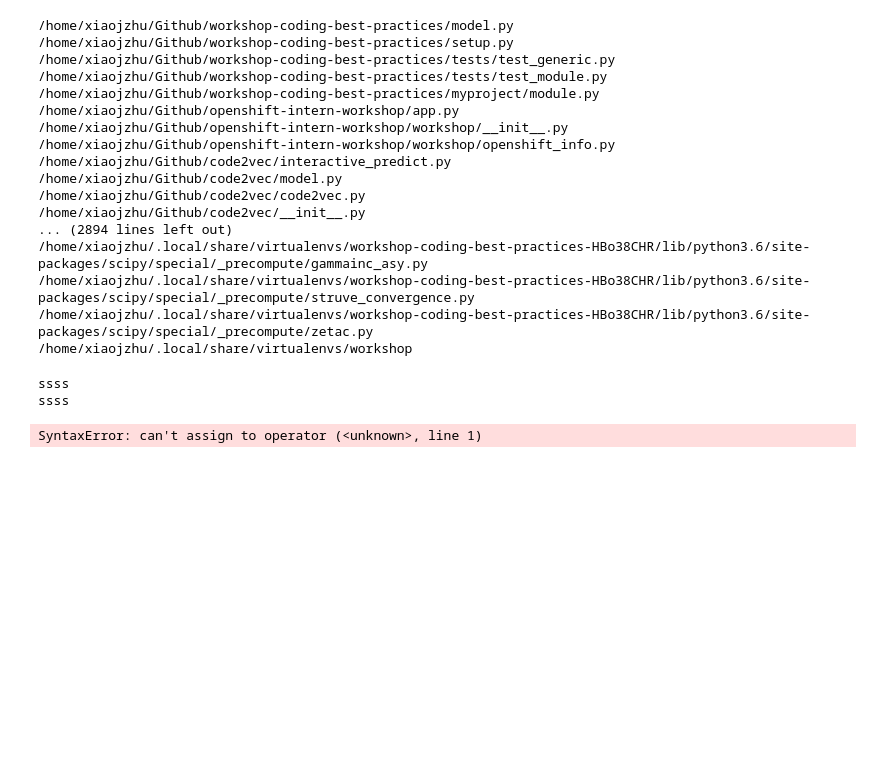
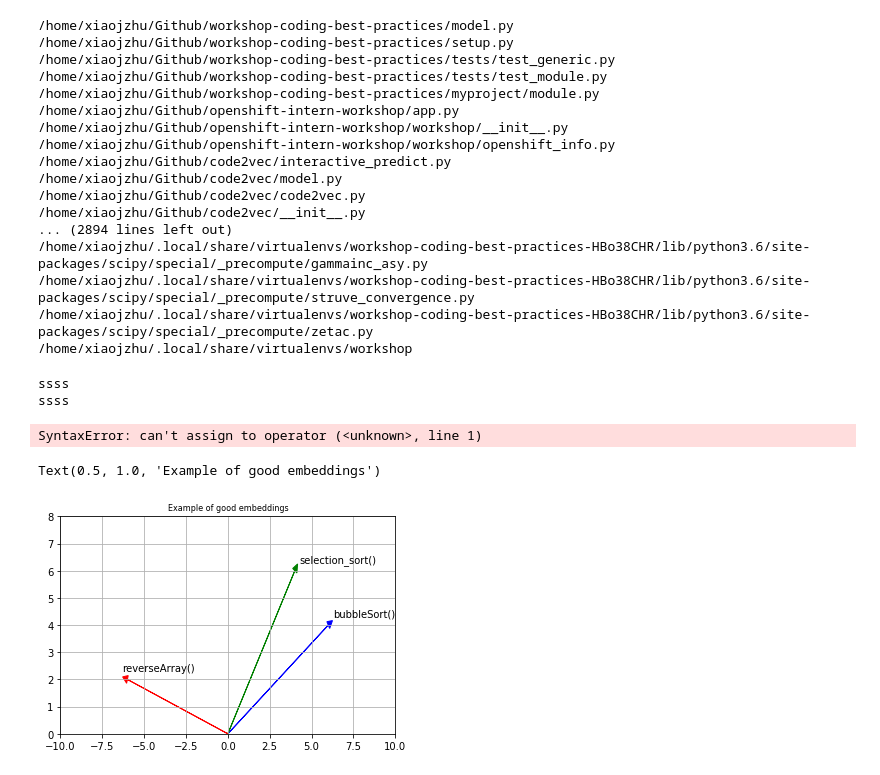
Before and after one commit to TreeinRandomForest/AST-parsing, a Jupyter notebook: parse_tree.ipynb, the cells around one changed output. Cells and saved outputs as stored; diff of their text form; code cells hidden in the pictures; blank space fills up the shorter version.

```diff
--- a/parse_tree.ipynb
+++ b/parse_tree.ipynb
@@ -855,0 +813,19 @@ SyntaxError: can't assign to operator (<unknown>, line 1)
+# %%
+ax = plt.axes()
+
+ax.arrow(0.0, 0.0, 6.0, 4.0, head_width=0.3, head_length=0.3, fc='blue', ec='blue')
+ax.annotate('bubbleSort()', xy = (6,4), xytext=(6.3,4.3))
+ax.arrow(0.0, 0.0, 4.0, 6.0, head_width=0.3, head_length=0.3, fc='green', ec='green')
+ax.annotate('selection_sort()', xy = (4,6), xytext=(4.3,6.3))
+ax.arrow(0.0, 0.0, -6.0, 2.0, head_width=0.3, head_length=0.3, fc='red', ec='red')
+ax.annotate('reverseArray()', xy = (-6,2), xytext=(-6.3,2.3))
+
+plt.grid()
+
+plt.xlim(-10,10)
+plt.ylim(0,8)
+
+plt.title('Example of good embeddings', size=8)
+# %% [output]
+Text(0.5, 1.0, 'Example of good embeddings')
+[figure, added]
```
Also changed, not shown: parts of 20 cells of this notebook, 9 other files.
